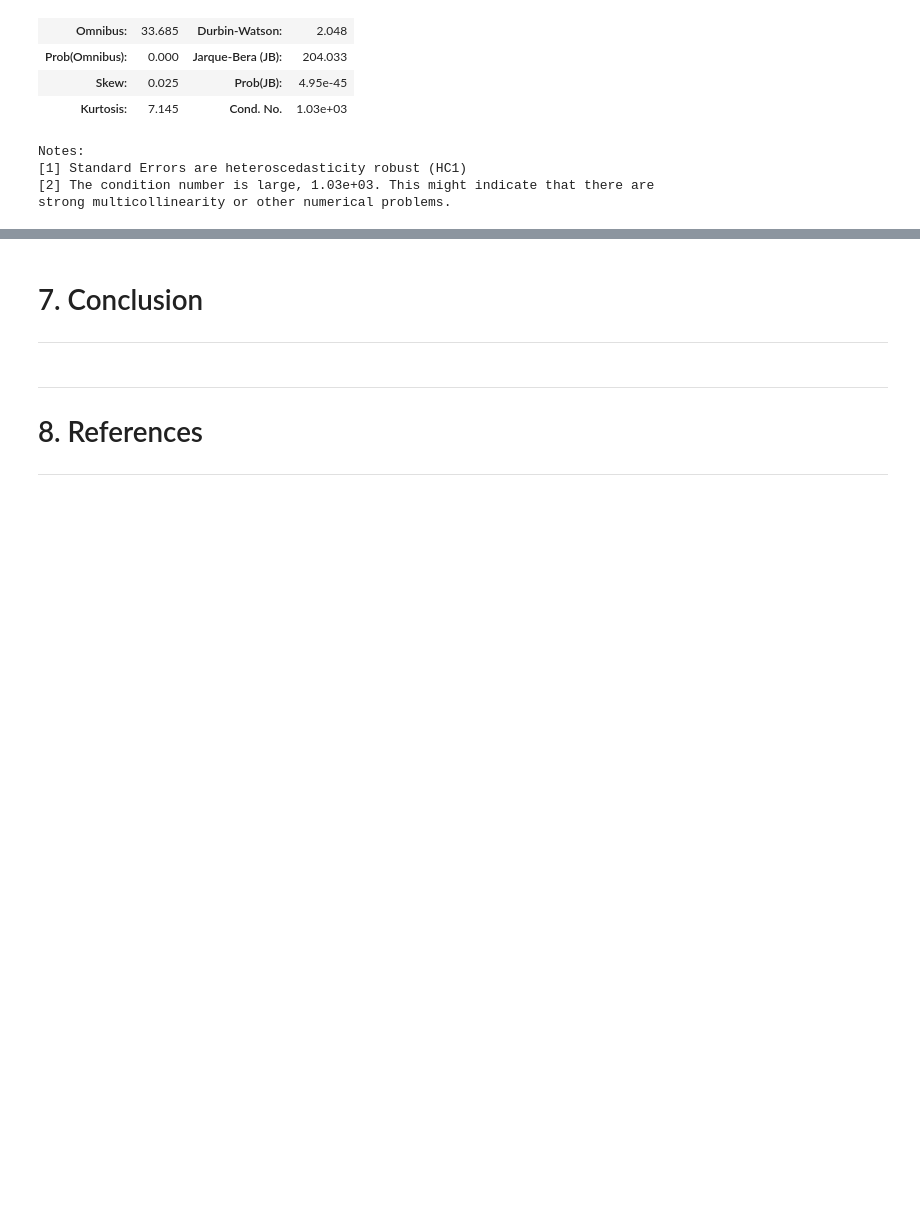
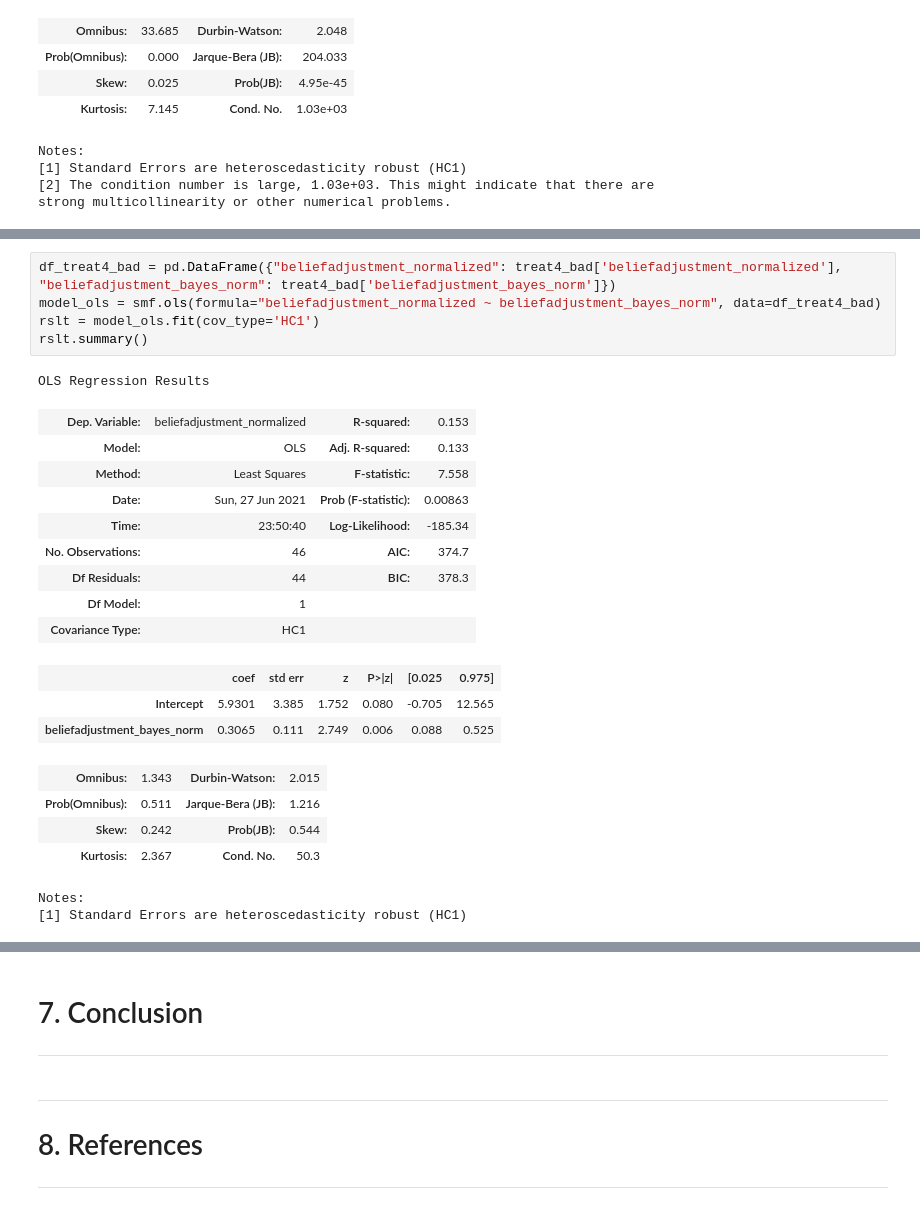
Before and after one commit to aysuavci/ose-data-science-course-project-aysuavci, a Jupyter notebook: project_notebook.ipynb, the cells around one changed output, grey strips where cells are left out. Cells and saved outputs as stored; diff of their text form; blank space fills up the shorter version.

```diff
--- a/project_notebook.ipynb
+++ b/project_notebook.ipynb
@@ -944,0 +990,25 @@ strong multicollinearity or other numerical problems.
+# %%
+df_treat4_bad = pd.DataFrame({"beliefadjustment_normalized": treat4_bad['beliefadjustment_normalized'], "beliefadjustment_bayes_norm": treat4_bad['beliefadjustment_bayes_norm']})
+model_ols = smf.ols(formula="beliefadjustment_normalized ~ beliefadjustment_bayes_norm", data=df_treat4_bad)
+rslt = model_ols.fit(cov_type='HC1')
+rslt.summary()
+# %% [output]
+OLS Regression Results
+| Dep. Variable: | beliefadjustment_normalized | R-squared: | 0.153 |
+| Model: | OLS | Adj. R-squared: | 0.133 |
+| Method: | Least Squares | F-statistic: | 7.558 |
+| Date: | Sun, 27 Jun 2021 | Prob (F-statistic): | 0.00863 |
+| Time: | 23:50:40 | Log-Likelihood: | -185.34 |
+| No. Observations: | 46 | AIC: | 374.7 |
+| Df Residuals: | 44 | BIC: | 378.3 |
+| Df Model: | 1 |  |  |
+| Covariance Type: | HC1 |  |  |
+|  | coef | std err | z | P>|z| | [0.025 | 0.975] |
+| Intercept | 5.9301 | 3.385 | 1.752 | 0.080 | -0.705 | 12.565 |
+| beliefadjustment_bayes_norm | 0.3065 | 0.111 | 2.749 | 0.006 | 0.088 | 0.525 |
+| Omnibus: | 1.343 | Durbin-Watson: | 2.015 |
+| Prob(Omnibus): | 0.511 | Jarque-Bera (JB): | 1.216 |
+| Skew: | 0.242 | Prob(JB): | 0.544 |
+| Kurtosis: | 2.367 | Cond. No. | 50.3 |
+Notes:
+[1] Standard Errors are heteroscedasticity robust (HC1)
```
Also changed, not shown: parts of 12 cells of this notebook.
